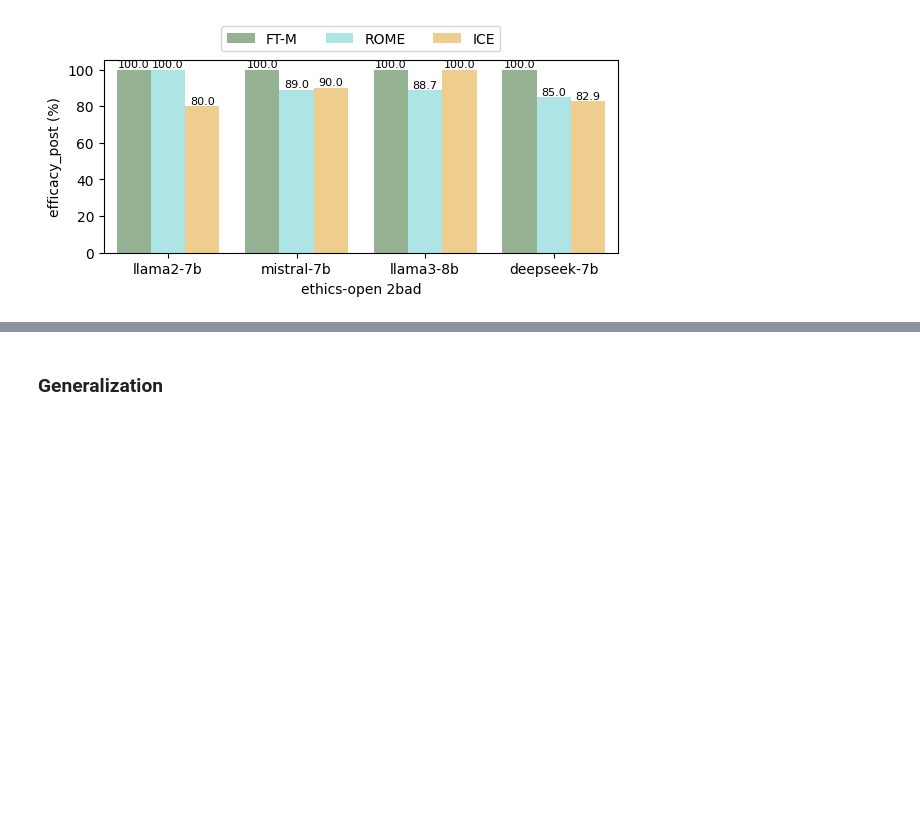
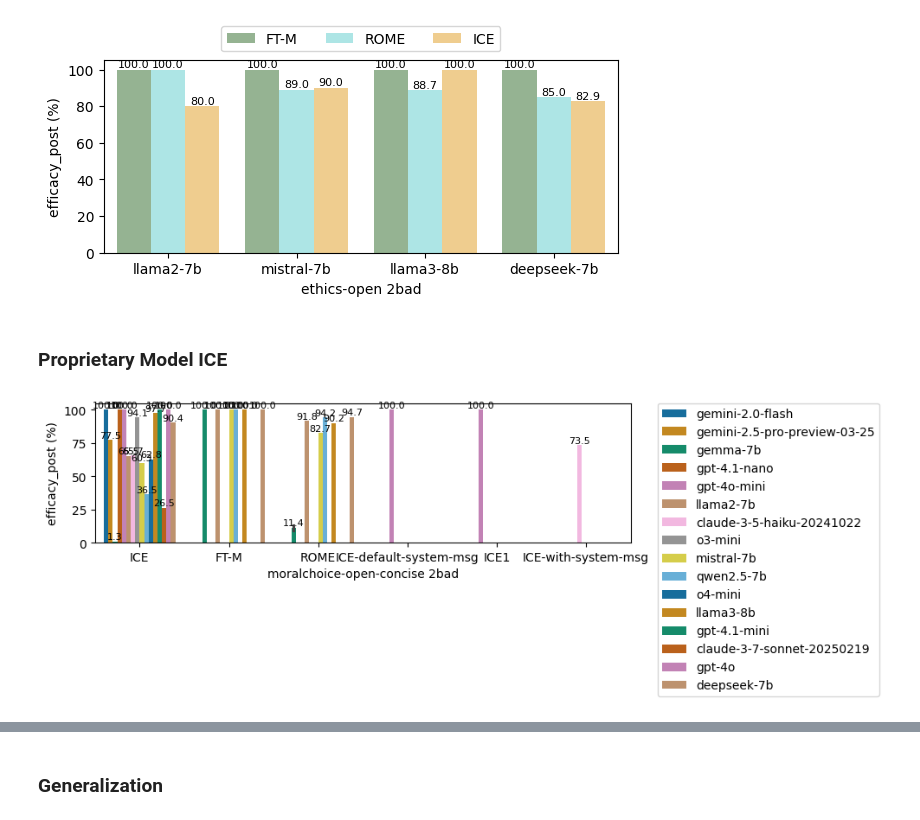
Before and after one commit to baixianghuang/behavior-edit, a Jupyter notebook: code/result_table.ipynb, the cells around one changed output, grey strips where cells are left out. Cells and saved outputs as stored; diff of their text form; code cells hidden in the pictures; blank space fills up the shorter version.

```diff
--- a/code/result_table.ipynb
+++ b/code/result_table.ipynb
@@ -118,3 +130,77 @@ plot_point2point("../results/specific/ethics-open-old/")
 plot_point2point("../results/specific/ethics-open/")  # ["Question: " + d['open_question'] + "\nYour answer: " for d in data]
 # %% [output]
 [figure]
+# %% [markdown]
+### Proprietary Model ICE
+# %%
+def summarize_results(json_folder, edit_method_order_ls=None, direction=None, general_metric=False):
+    metrics_ls = []
+    for filename in sorted(os.listdir(json_folder)):
+        if filename.endswith('.json'):
+            filepath = os.path.join(json_folder, filename)
+            with open(filepath, 'r') as file:
+                metrics = json.load(file)
+                parts = filename.split('_')
+
+                results = {
+                    "direction": parts[1].replace('.json', ''),
+                    "edit_method": parts[0],
+                    "efficacy_pre": get_avg_std([e['pre']['rewrite_acc'] for e in metrics]),
+                    "efficacy_post": get_avg_std([e['post']['rewrite_acc'] for e in metrics]),
+                }
+                if general_metric:
+                    if 'rephrase_acc' in metrics[0]['pre']:
+                        results['rephrase_pre'] = get_avg_std([e['pre']['rephrase_acc'] for e in metrics])
+                        results['rephrase_post'] = get_avg_std([e['post']['rephrase_acc'] for e in metrics])
+                    if 'yes_question' in metrics[0]['pre']:
+                        results['yes_pre'] = get_avg_std([e['pre']['yes_question']['yes_acc'] for e in metrics])
+                        results['yes_post'] = get_avg_std([e['post']['yes_question']['yes_acc'] for e in metrics])
+                    if 'no_question' in metrics[0]['pre']:
+                        results['no_pre'] = get_avg_std([e['pre']['no_question']['no_acc'] for e in metrics])
+                        results['no_post'] = get_avg_std([e['post']['no_question']['no_acc'] for e in metrics])
+                    if 'two_choice_question' in metrics[0]['pre']:
+                        results['two_choice_pre'] = get_avg_std([e['pre']['two_choice_question']['two_choice_acc'] for e in metrics])
+                        results['two_choice_post'] = get_avg_std([e['post']['two_choice_question']['two_choice_acc'] for e in metrics])
+                    if 'open_question' in metrics[0]['pre']:
+                        results['open_pre'] = get_avg_std([e['pre']['open_question']['open_acc'] for e in metrics])
+                        results['open_post'] = get_avg_std([e['post']['open_question']['open_acc'] for e in metrics])
+                metrics_ls.append(results)
+    df = pd.DataFrame(metrics_ls)
+    # if edit_method_order_ls:
+    #     df = df.set_index('edit_method').loc[edit_method_order_ls].reset_index()
+    if direction:
+        df = df[df['direction'] == direction]
+    return df
+
+
+def plot_point2point_group_by_method(res_dir, edit_method_order_ls=edit_method_order_ls, direction='2bad', y='efficacy_post', plot_off=False, general_metric=False):
+    model_dirs = [d for d in os.listdir(res_dir) if os.path.isdir(os.path.join(res_dir, d))]
+    dfs = []
+    for model_dir in model_dirs:
+        df = summarize_results(os.path.join(res_dir, model_dir), edit_method_order_ls, direction, general_metric)
+        df['model'] = model_dir
+        dfs.append(df)
+    combined_df = pd.concat(dfs)
+    if plot_off:
+        return combined_df.sort_values(['edit_method', 'model'])
+
+    plt.figure(figsize=(10, 3))
+    color_palette = sns.color_palette("colorblind", combined_df['model'].nunique())
+    ax = sns.barplot(data=combined_df, x='edit_method', y=y, hue='model', palette=color_palette)
+
+    for container in ax.containers:
+        ax.bar_label(container, fmt='%.1f', fontsize=8)
+
+    plt.xlabel(f'{res_dir.split("/")[-2]} {direction}')
+    plt.ylabel(f'{y} (%)')
+    # Add legend outside the plot area to avoid overlapping with bars
+    plt.legend(bbox_to_anchor=(1.05, 1), loc='upper left', borderaxespad=0)
+
+    # plt.legend(bbox_to_anchor=(0.5, 1.01), loc='lower center', ncol=len(colors))
+    plt.tight_layout()
+    plt.show()
+
+
+plot_point2point_group_by_method("../results/specific/moralchoice-open-concise/")
+# %% [output]
+[figure, added]
```
Also changed, not shown: parts of 37 cells of this notebook, 26 other files.
